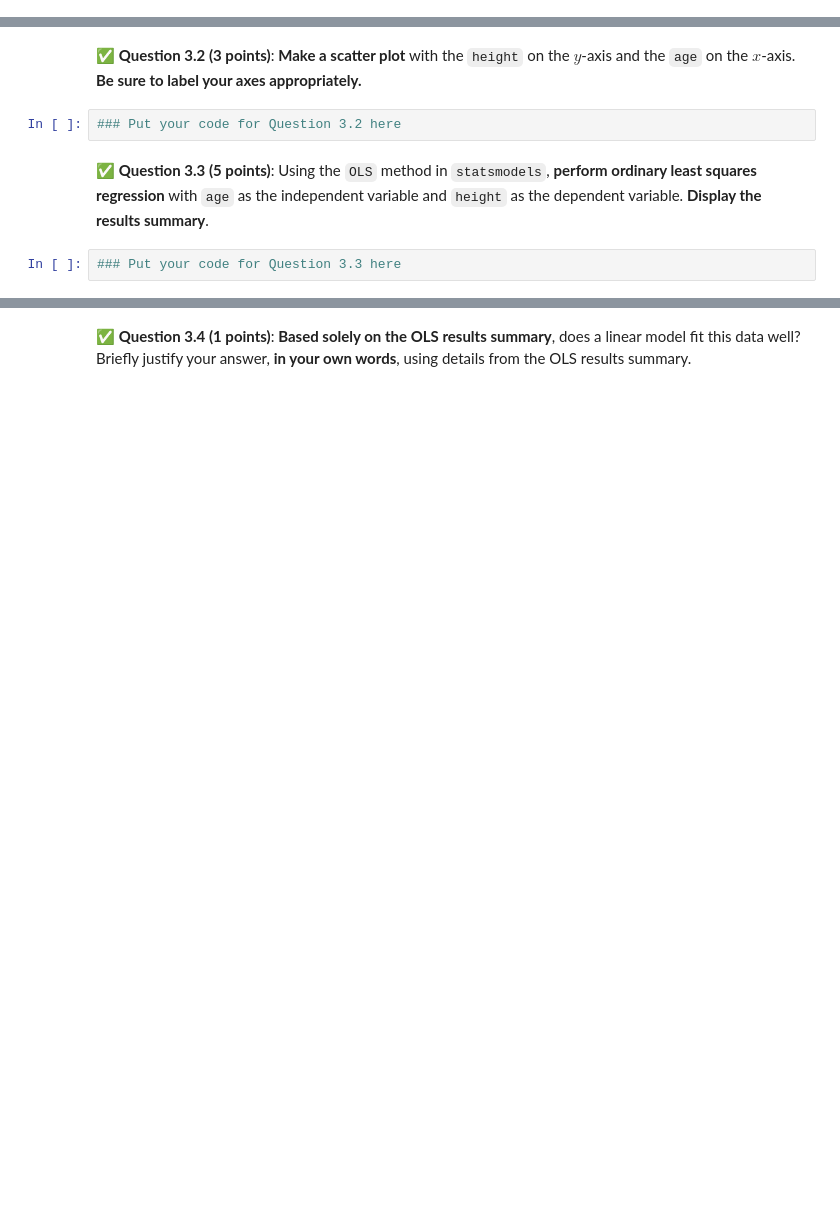
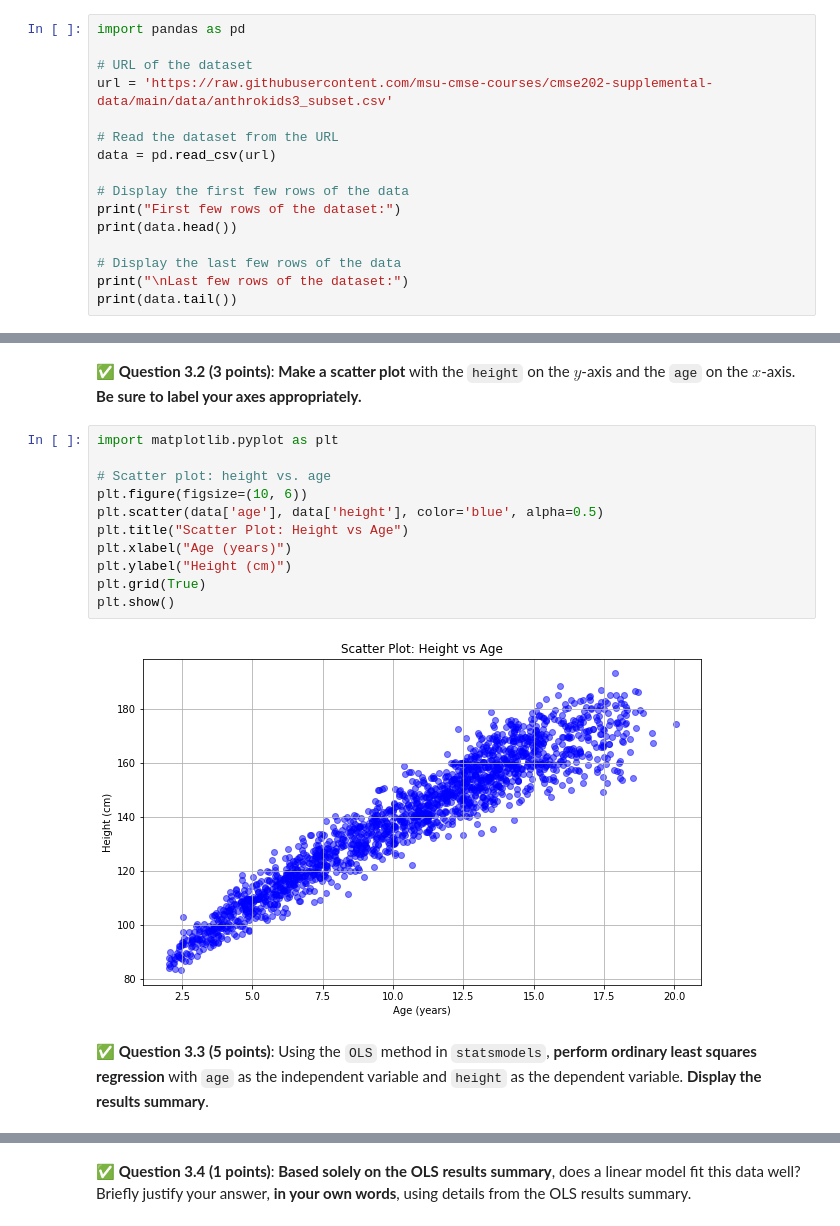
Before and after one commit to Sleepah/CMSE202-f23-turnin, a Jupyter notebook: CMSE202-003-Final_STUDENT.ipynb, the cells around one changed output, grey strips where cells are left out. Drawn from its saved outputs; the diff is of its cells as text; blank space fills up the shorter version.

```diff
--- a/CMSE202-003-Final_STUDENT.ipynb
+++ b/CMSE202-003-Final_STUDENT.ipynb
@@ -150,0 +196,16 @@ The dataset is available here:
+# %%
+import pandas as pd
+
+# URL of the dataset
+url = 'https://raw.githubusercontent.com/msu-cmse-courses/cmse202-supplemental-data/main/data/anthrokids3_subset.csv'
+
+# Read the dataset from the URL
+data = pd.read_csv(url)
+
+# Display the first few rows of the data
+print("First few rows of the dataset:")
+print(data.head())
+
+# Display the last few rows of the data
+print("\nLast few rows of the dataset:")
+print(data.tail())
@@ -151,8 +228,17 @@ The dataset is available here:
 # %% [markdown]
 &#9989; **Question 3.2 (3 points)**: **Make a scatter plot** with the `height` on the $y$-axis and the `age` on the $x$-axis. **Be sure to label your axes appropriately.**
-# %%
-### Put your code for Question 3.2 here
+# %%
+import matplotlib.pyplot as plt
+
+# Scatter plot: height vs. age
+plt.figure(figsize=(10, 6))
+plt.scatter(data['age'], data['height'], color='blue', alpha=0.5)
+plt.title("Scatter Plot: Height vs Age")
+plt.xlabel("Age (years)")
+plt.ylabel("Height (cm)")
+plt.grid(True)
+plt.show()
+# %% [output]
+[figure, added]
 # %% [markdown]
 &#9989; **Question 3.3 (5 points)**: Using the `OLS` method in `statsmodels`, **perform ordinary least squares regression** with `age` as the independent variable and `height` as the dependent variable. **Display the results summary**.
-# %%
-### Put your code for Question 3.3 here
```
Also changed, not shown: parts of 29 cells of this notebook.
